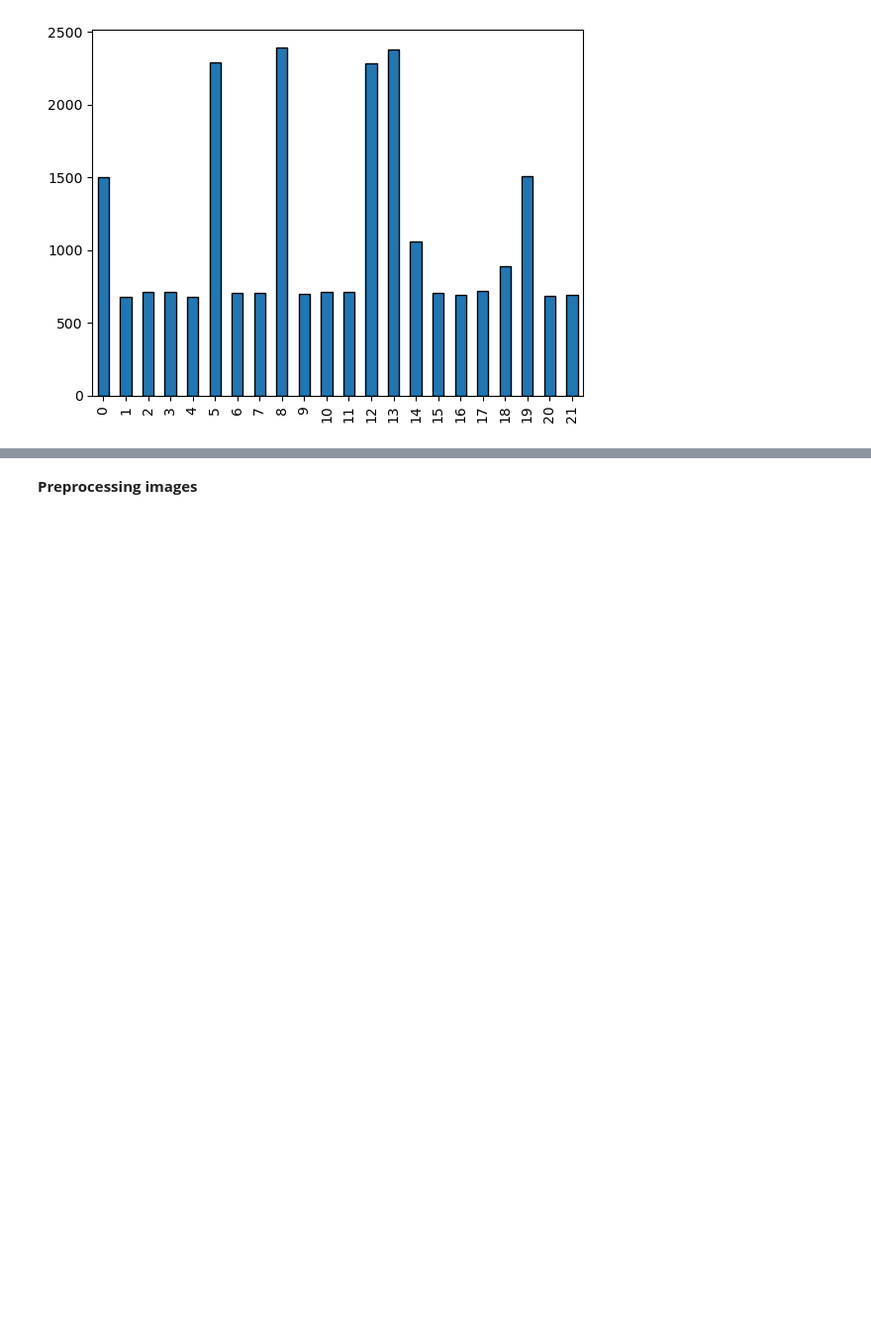
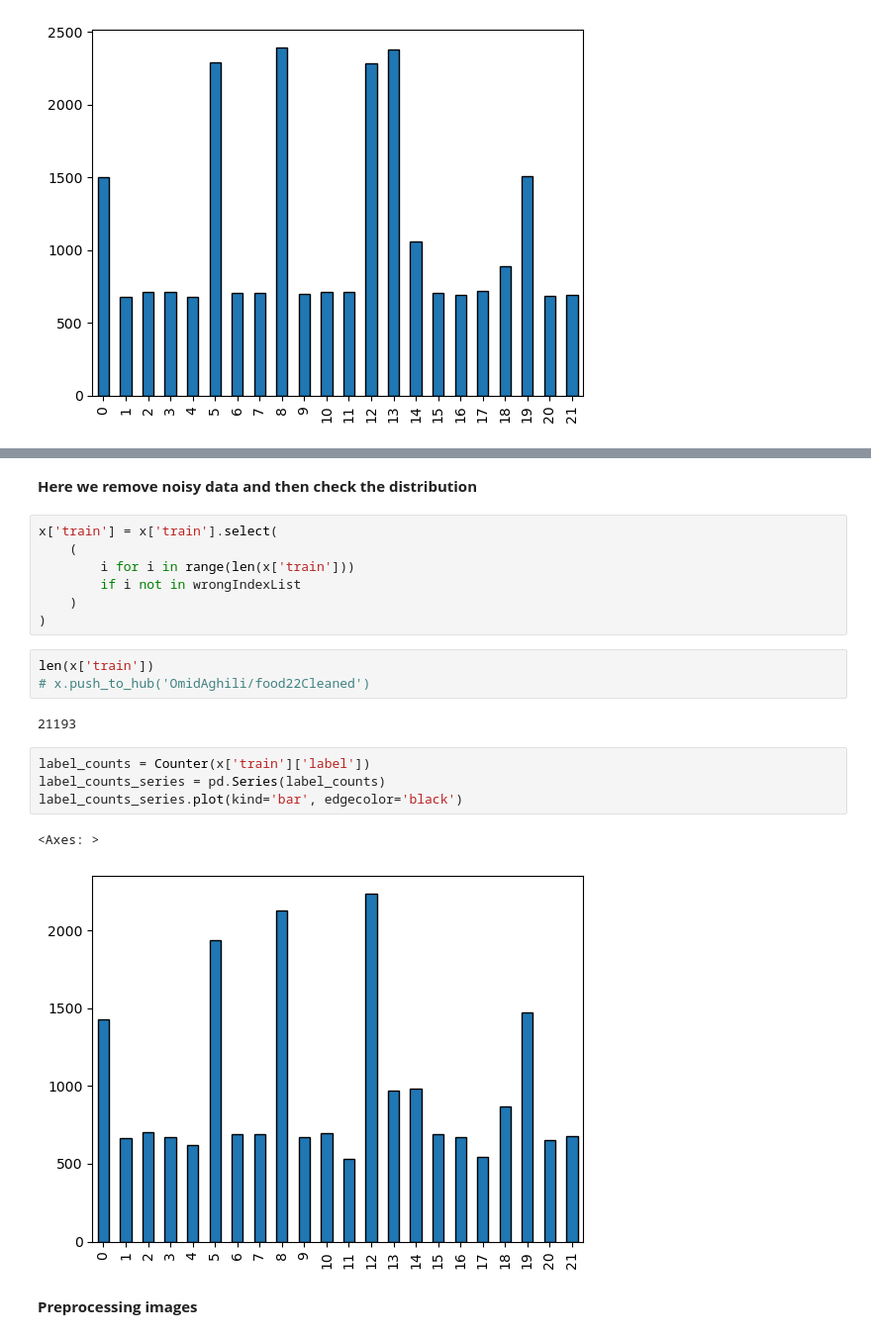
Before and after one commit to sinaaasghari/Second-Try, a Jupyter notebook: image_model.ipynb, the cells around one changed output, grey strips where cells are left out. Shown at 99% size. Drawn from its saved outputs; the diff is of its cells as text; blank space fills up the shorter version.

```diff
--- a/image_model.ipynb
+++ b/image_model.ipynb
@@ -49,2 +190,23 @@ label_counts_series.plot(kind='bar', edgecolor='black')
+# %% [markdown]
+**Here we remove noisy data and then check the distribution**
+# %%
+x['train'] = x['train'].select(
+    (
+        i for i in range(len(x['train']))
+        if i not in wrongIndexList
+    )
+)
+# %%
+len(x['train'])
+# x.push_to_hub('OmidAghili/food22Cleaned')
+# %% [output]
+21193
+# %%
+label_counts = Counter(x['train']['label'])
+label_counts_series = pd.Series(label_counts)
+label_counts_series.plot(kind='bar', edgecolor='black')
+# %% [output]
+<Axes: >
+[figure, added]
 # %% [markdown]
 **Preprocessing images**
```
Also changed, not shown: parts of 16 cells of this notebook.
